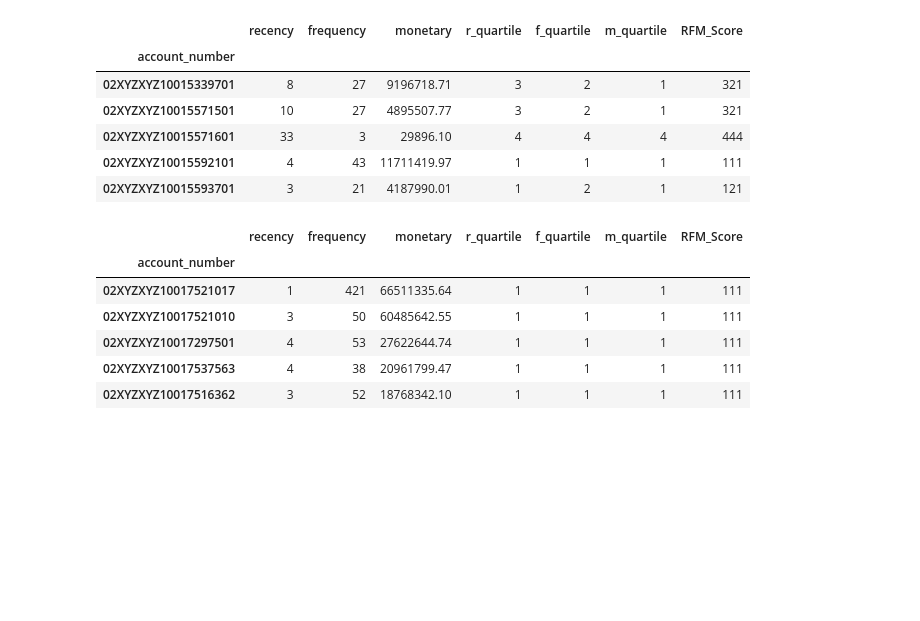
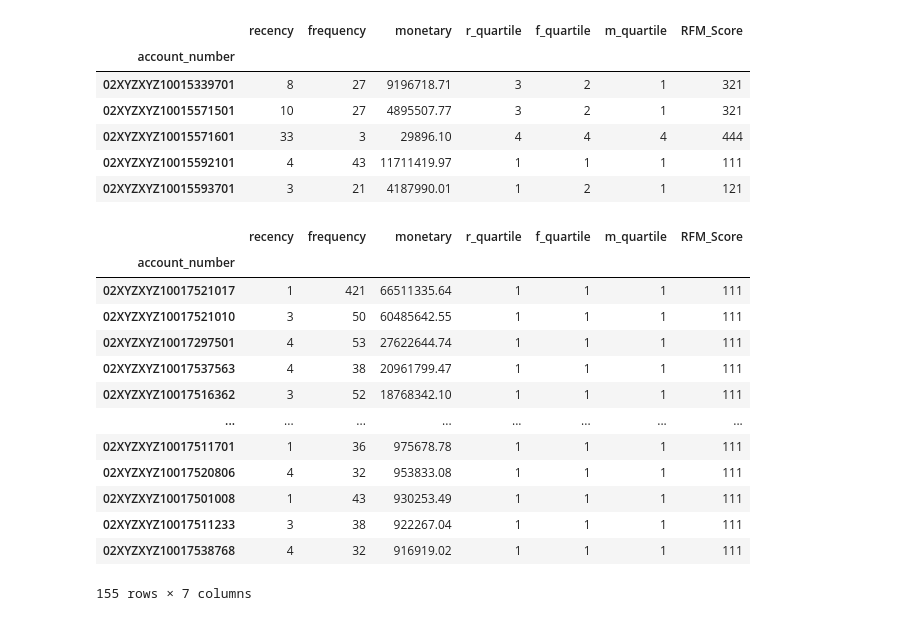
Before and after one commit to Ngawang-Gurung/eXtensoData, a Jupyter notebook: Data Analysis/RFM Analysis/rfm_transaction_summary.ipynb, the cells around one changed output. Saved outputs shown, nothing was run; the diff lists cells and outputs as text; code cells hidden in the pictures; blank space fills up the shorter version.

Commit message:
refactor: added comments on RFM Analysis and Data Validation, edited mysql_connection

```diff
--- a/Data Analysis/RFM Analysis/rfm_transaction_summary.ipynb
+++ b/Data Analysis/RFM Analysis/rfm_transaction_summary.ipynb
@@ -16,3 +11,6 @@ df = table_df('client_rw', 'fc_transaction_base')
+# %%
+# Load data from the 'fc_transaction_base' table in the 'client_rw' database
+df = table_df(database_name='client_rw', table_name='fc_transaction_base')
 # %%
 df.head()
 # %% [output]
@@ -59,8 +80,12 @@ df['tran_date'].min(), df['tran_date'].max()
 # %%
-import datetime as dt
+# - Recency: Days since the most recent transaction
+# - Frequency: Number of transactions
+# - Monetary: Total amount spent
 
-PRESENT = dt.datetime(2020, 8, 17)
+rfm = df.groupby('account_number').agg({
+    'tran_date': lambda date: (PRESENT - date.max()).days,
+    'product': 'count',
+    'lcy_amount': 'sum'
+})
 
-rfm= df.groupby('account_number').agg({'tran_date': lambda date: (PRESENT - date.max()).days,
-                                        'product': 'count',
-                                        'lcy_amount': 'sum'})
+rfm
@@ -98,7 +125,10 @@ rfm.head()
 # %%
-rfm['r_quartile'] = pd.qcut(x=rfm['recency'], q=4, labels=['1','2','3','4'])
-rfm['f_quartile'] = pd.qcut(x =rfm['frequency'], q=4, labels=['4','3','2','1'])
-rfm['m_quartile'] = pd.qcut(x=rfm['monetary'], q=4, labels=['4','3','2','1'])
+# Recency: Lower values are better, so higher quartiles represent less recent transactions
+# Frequency and Monetary: Higher values are better, so higher quartiles represent more frequent and higher spending
+
+rfm['r_quartile'] = pd.qcut(rfm['recency'], q=4, labels=['1', '2', '3', '4'])
+rfm['f_quartile'] = pd.qcut(rfm['frequency'], q=4, labels=['4', '3', '2', '1'])
+rfm['m_quartile'] = pd.qcut(rfm['monetary'], q=4, labels=['4', '3', '2', '1'])
 # %%
 rfm.head()
 # %% [output]
@@ -120,14 +154,22 @@ rfm.head()
 | 02XYZXYZ10015571601 | 33 | 3 | 29896.10 | 4 | 4 | 4 | 444 |
 | 02XYZXYZ10015592101 | 4 | 43 | 11711419.97 | 1 | 1 | 1 | 111 |
 | 02XYZXYZ10015593701 | 3 | 21 | 4187990.01 | 1 | 2 | 1 | 121 |
-# %%
-# Filter out Top/Best cusotmers
-rfm[rfm['RFM_Score']=='111'].sort_values('monetary', ascending=False).head()
-# %% [output]
-|  | recency | frequency | monetary | r_quartile | f_quartile | m_quartile | RFM_Score |
-| account_number |  |  |  |  |  |  |  |
-| 02XYZXYZ10017521017 | 1 | 421 | 66511335.64 | 1 | 1 | 1 | 111 |
-| 02XYZXYZ10017521010 | 3 | 50 | 60485642.55 | 1 | 1 | 1 | 111 |
-| 02XYZXYZ10017297501 | 4 | 53 | 27622644.74 | 1 | 1 | 1 | 111 |
-| 02XYZXYZ10017537563 | 4 | 38 | 20961799.47 | 1 | 1 | 1 | 111 |
-| 02XYZXYZ10017516362 | 3 | 52 | 18768342.10 | 1 | 1 | 1 | 111 |
+# %%
+# Filter and sort to identify the top/best customers
+# Customers with an 'RFM_Score' of '111' are considered top customers based on high recency, frequency, and monetary value
+rfm[rfm['RFM_Score'] == '111'].sort_values('monetary', ascending=False)
+# %% [output]
+|  | recency | frequency | monetary | r_quartile | f_quartile | m_quartile | RFM_Score |
+| account_number |  |  |  |  |  |  |  |
+| 02XYZXYZ10017521017 | 1 | 421 | 66511335.64 | 1 | 1 | 1 | 111 |
+| 02XYZXYZ10017521010 | 3 | 50 | 60485642.55 | 1 | 1 | 1 | 111 |
+| 02XYZXYZ10017297501 | 4 | 53 | 27622644.74 | 1 | 1 | 1 | 111 |
+| 02XYZXYZ10017537563 | 4 | 38 | 20961799.47 | 1 | 1 | 1 | 111 |
+| 02XYZXYZ10017516362 | 3 | 52 | 18768342.10 | 1 | 1 | 1 | 111 |
+| ... | ... | ... | ... | ... | ... | ... | ... |
+| 02XYZXYZ10017511701 | 1 | 36 | 975678.78 | 1 | 1 | 1 | 111 |
+| 02XYZXYZ10017520806 | 4 | 32 | 953833.08 | 1 | 1 | 1 | 111 |
+| 02XYZXYZ10017501008 | 1 | 43 | 930253.49 | 1 | 1 | 1 | 111 |
+| 02XYZXYZ10017511233 | 3 | 38 | 922267.04 | 1 | 1 | 1 | 111 |
+| 02XYZXYZ10017538768 | 4 | 32 | 916919.02 | 1 | 1 | 1 | 111 |
+155 rows × 7 columns
```
Also changed, not shown: parts of 24 cells of this notebook, 4 other files.
